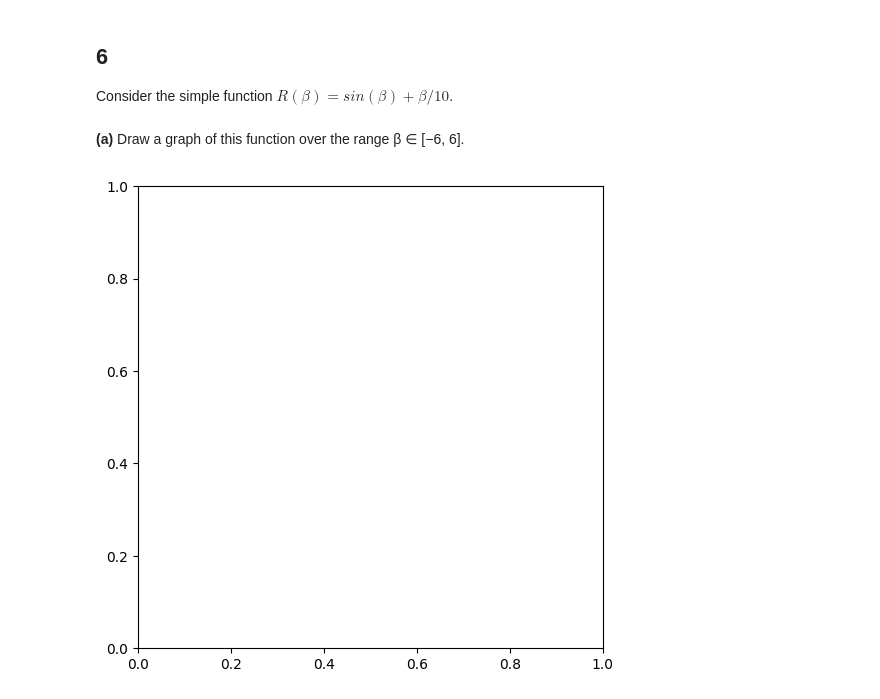
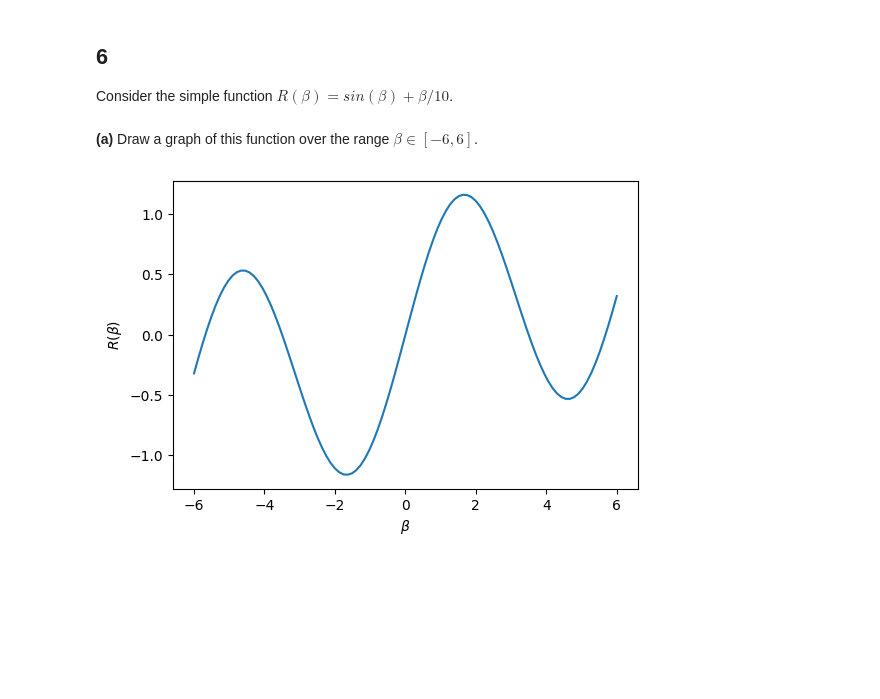
Before and after one commit to drwslv/StanfordOnline-Statistical-Learning, a Jupyter notebook: Ch10 Solutions Applied.ipynb, the cells around one changed output. Cells and saved outputs as stored; diff of their text form; code cells hidden in the pictures; blank space fills up the shorter version.

```diff
--- a/Ch10 Solutions Applied.ipynb
+++ b/Ch10 Solutions Applied.ipynb
@@ -20,10 +20,14 @@ from sklearn.model_selection import \
 
 Consider the simple function $ R(\beta) = sin(\beta) + \beta/10 $.
 # %% [markdown]
-**(a)** Draw a graph of this function over the range β ∈ [−6, 6].
+**(a)** Draw a graph of this function over the range $ \beta \in [−6, 6] $.
 # %%
-x = np.linspace(-6, 6, 100)
+beta_series = np.linspace(-6, 6, 100)
+R_series = np.sin(beta_series) + beta_series/10
 
-fig, ax = subplots(1, 1, figsize=(6,6))
+fig, ax = subplots(1, 1, figsize=(6,4))
+ax.plot(beta_series, R_series)
+ax.set_xlabel(r'$\beta$')
+ax.set_ylabel(r'$R(\beta)$');
 # %% [output]
-[figure, old version]
+[figure, new version]
```
Also changed, not shown: parts of 11 cells of this notebook.
